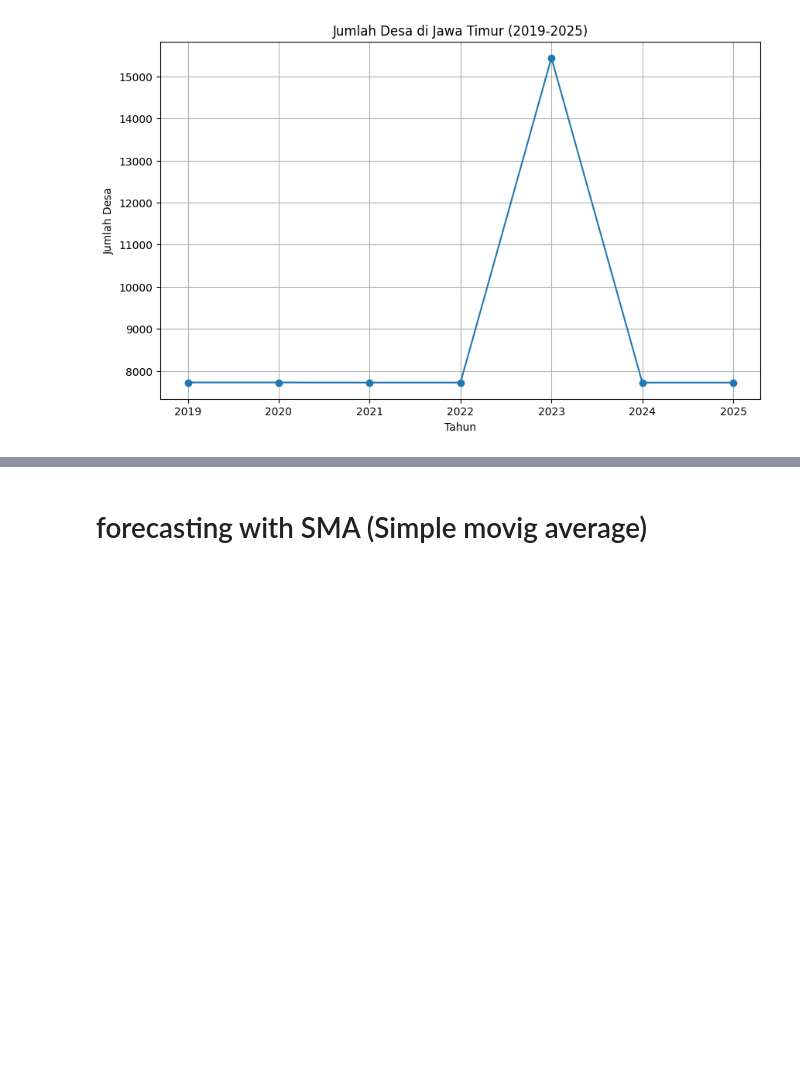
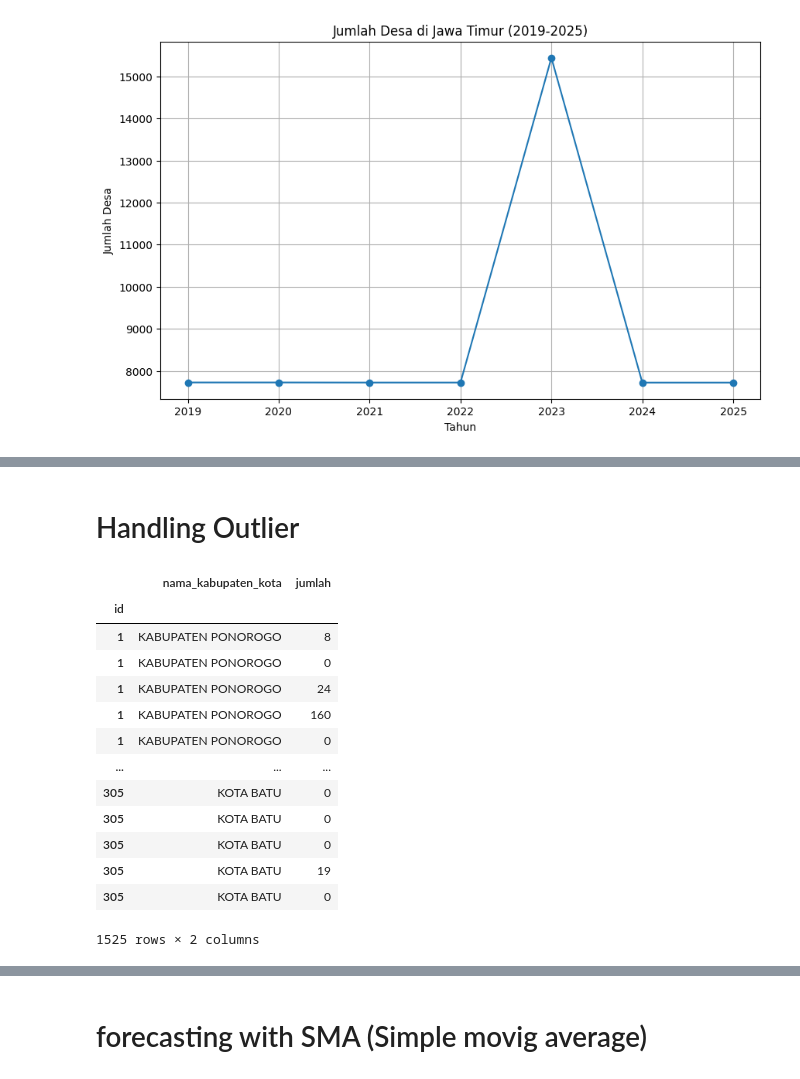
Before and after one commit to yowxy/Forecasting-Village-Population-in-East-Java-, a Jupyter notebook: index.ipynb, the cells around one changed output, grey strips where cells are left out. Cells and saved outputs as stored; diff of their text form; code cells hidden in the pictures; blank space fills up the shorter version.

```diff
--- a/index.ipynb
+++ b/index.ipynb
@@ -79,0 +125,31 @@ plt.show()
+# %% [markdown]
+# Handling Outlier
+# %%
+
+data_handling = data.copy()
+
+data_handling.loc[
+    data_handling['jumlah'] < lower_bound,
+    'jumlah'
+] = lower_bound
+
+data_handling.loc[
+    data_handling['jumlah'] > upper_bound,
+    'jumlah'
+] = upper_bound
+data_handling[['nama_kabupaten_kota', 'jumlah']]
+# %% [output]
+|  | nama_kabupaten_kota | jumlah |
+| id |  |  |
+| 1 | KABUPATEN PONOROGO | 8 |
+| 1 | KABUPATEN PONOROGO | 0 |
+| 1 | KABUPATEN PONOROGO | 24 |
+| 1 | KABUPATEN PONOROGO | 160 |
+| 1 | KABUPATEN PONOROGO | 0 |
+| ... | ... | ... |
+| 305 | KOTA BATU | 0 |
+| 305 | KOTA BATU | 0 |
+| 305 | KOTA BATU | 0 |
+| 305 | KOTA BATU | 19 |
+| 305 | KOTA BATU | 0 |
+1525 rows × 2 columns
```
Also changed, not shown: parts of 12 cells of this notebook.
